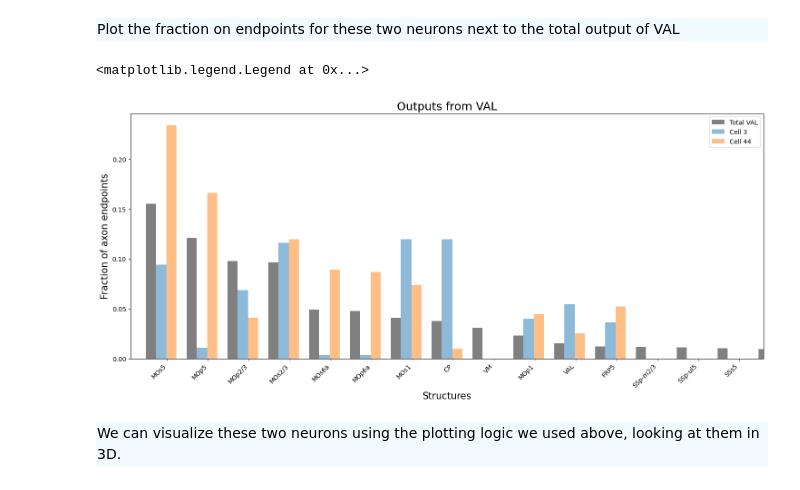
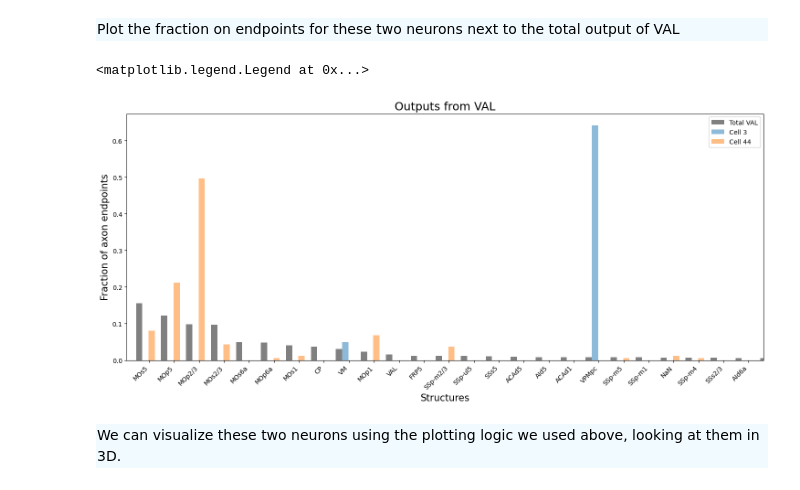
Before and after one commit to AllenNeuralDynamics/ExaSPIM_skeleton_tutorial, a Jupyter notebook: code/Skeleton Demo.ipynb, the cells around one changed output. Drawn from its saved outputs; the diff is of its cells as text; code cells hidden in the pictures.

```diff
--- a/code/Skeleton Demo.ipynb
+++ b/code/Skeleton Demo.ipynb
@@ -163,7 +164,7 @@ len(skel_list)
 
 We'll begin by looking at one skeleton.
 # %%
-skel = skel_list[48]
+skel = skel_list[56]
 # %% [markdown]
 <div style="padding: 1px; padding-left: 10px; background: #F0FAFF; ">
 
@@ -388,7 +393,7 @@ for ccfid in np.unique(dendrite_endpoints_ccf): #For each unique id in the list
 <font size="4"> <p>Find the unique structures for the axon endpoints.
 </div>
 # %%
-axon_endpoints_ccf = get_ccf_ids(ccf_atlas, skel, compartment_type=2, vertex_type="end_points")
+axon_endpoints_ccf =
 # %% [markdown]
 <div style="padding: 1px; padding-left: 10px; background: #F0FAFF; ">
 Let's make a bar plot of these locations, sorting the results.
@@ -647,26 +634,26 @@ Plot the fraction on endpoints for these two neurons next to the total output of
 # %%
 plt.figure(figsize=(18, 7))
 
 #x positions
 x = np.arange(len(ccf_names))
 
 #plot the total output of VAL
 plt.bar(x, cnts_sort/cnts_sort.sum(), width=0.25, color='gray', label="Total VAL")
 
 #plot the output of cell 3
 plt.bar(x+0.25, a_cnt, width=0.25, alpha=0.5, label="Cell 3")
 plt.bar(x+0.5, b_cnt, width=0.25, alpha=0.5, label="Cell 44")
 
 #labels and ticks
 plt.xticks(x+0.4, ccf_names, rotation=45, ha='right');
-plt.xlim(-0.5,15)
+plt.xlim(-0.5,25)
 plt.title("Outputs from VAL", fontsize=18)
 plt.ylabel("Fraction of axon endpoints", fontsize=15)
 plt.xlabel("Structures", fontsize=15)
 plt.legend()
 # %% [output]
 <matplotlib.legend.Legend at 0x...>
-[figure, old version]
+[figure, new version]
 # %% [markdown]
 <div style="padding: 1px; padding-left: 10px; background: #F0FAFF; ">
 We can visualize these two neurons using the plotting logic we used above, looking at them in 3D.
```
Also changed, not shown: parts of 12 cells of this notebook, 1 other file.
